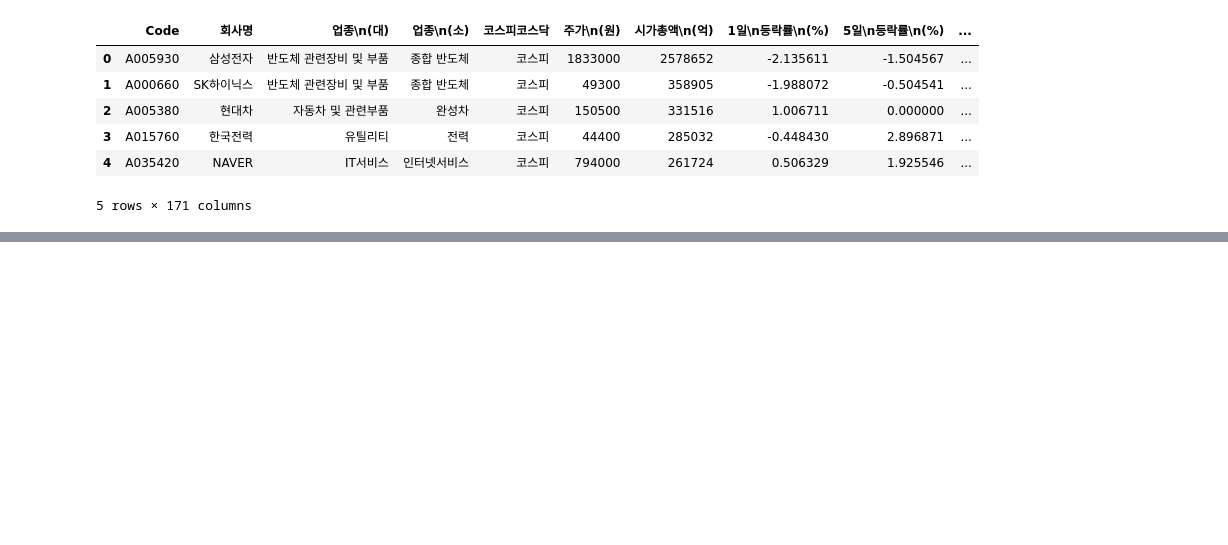
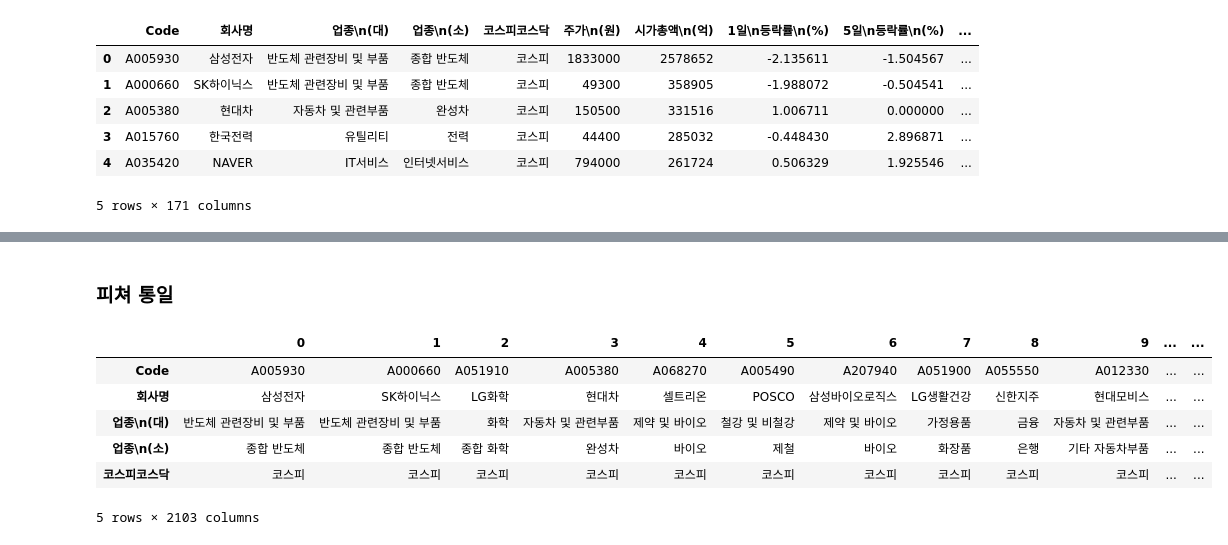
Before and after one commit to codingKYU/Deep-Learning, a Jupyter notebook: Quant_prediction/Quant_prediction.ipynb, the cells around one changed output, grey strips where cells are left out. Drawn from its saved outputs; the diff is of its cells as text; code cells hidden in the pictures; blank space fills up the shorter version.

```diff
--- a/Quant_prediction/Quant_prediction.ipynb
+++ b/Quant_prediction/Quant_prediction.ipynb
@@ -103,0 +62,15 @@ test_data
+# %% [markdown]
+### 피쳐 통일
+# %%
+reverse_st_data = standard_data.T
+reverse_te_data = test_data.T
+standard_data.T.head()
+test_data.T.head()
+# %% [output]
+|  | 0 | 1 | 2 | 3 | 4 | 5 | 6 | 7 | 8 | 9 | ... | ... |
+| Code | A005930 | A000660 | A051910 | A005380 | A068270 | A005490 | A207940 | A051900 | A055550 | A012330 | ... | ... |
+| 회사명 | 삼성전자 | SK하이닉스 | LG화학 | 현대차 | 셀트리온 | POSCO | 삼성바이오로직스 | LG생활건강 | 신한지주 | 현대모비스 | ... | ... |
+| 업종\n(대) | 반도체 관련장비 및 부품 | 반도체 관련장비 및 부품 | 화학 | 자동차 및 관련부품 | 제약 및 바이오 | 철강 및 비철강 | 제약 및 바이오 | 가정용품 | 금융 | 자동차 및 관련부품 | ... | ... |
+| 업종\n(소) | 종합 반도체 | 종합 반도체 | 종합 화학 | 완성차 | 바이오 | 제철 | 바이오 | 화장품 | 은행 | 기타 자동차부품 | ... | ... |
+| 코스피코스닥 | 코스피 | 코스피 | 코스피 | 코스피 | 코스피 | 코스피 | 코스피 | 코스피 | 코스피 | 코스피 | ... | ... |
+5 rows × 2103 columns
```
Also changed, not shown: parts of 14 cells of this notebook.
